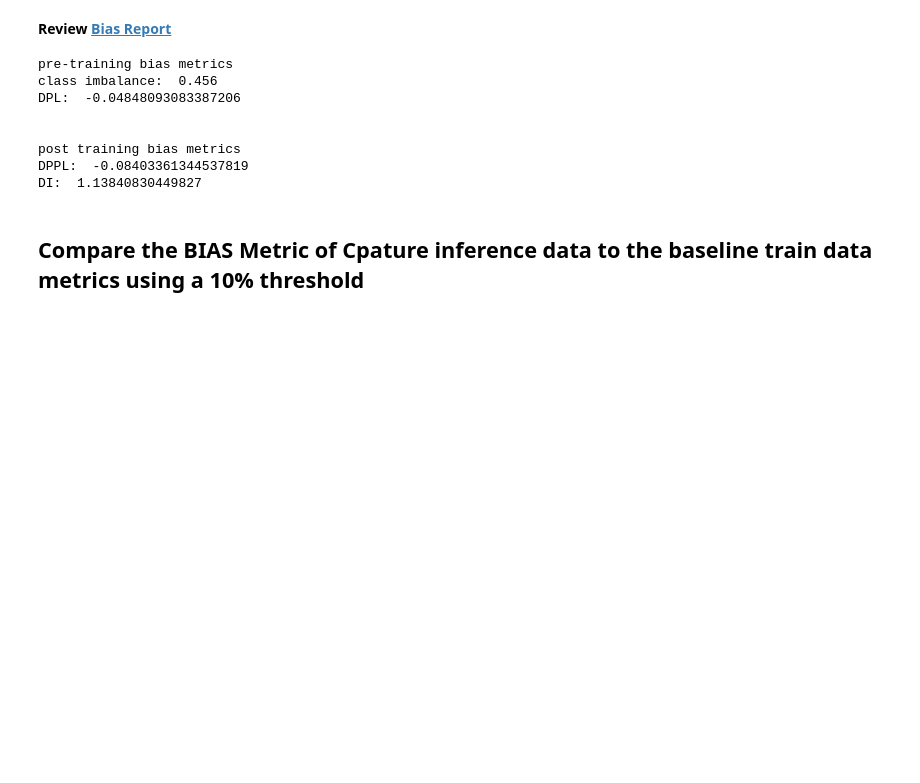
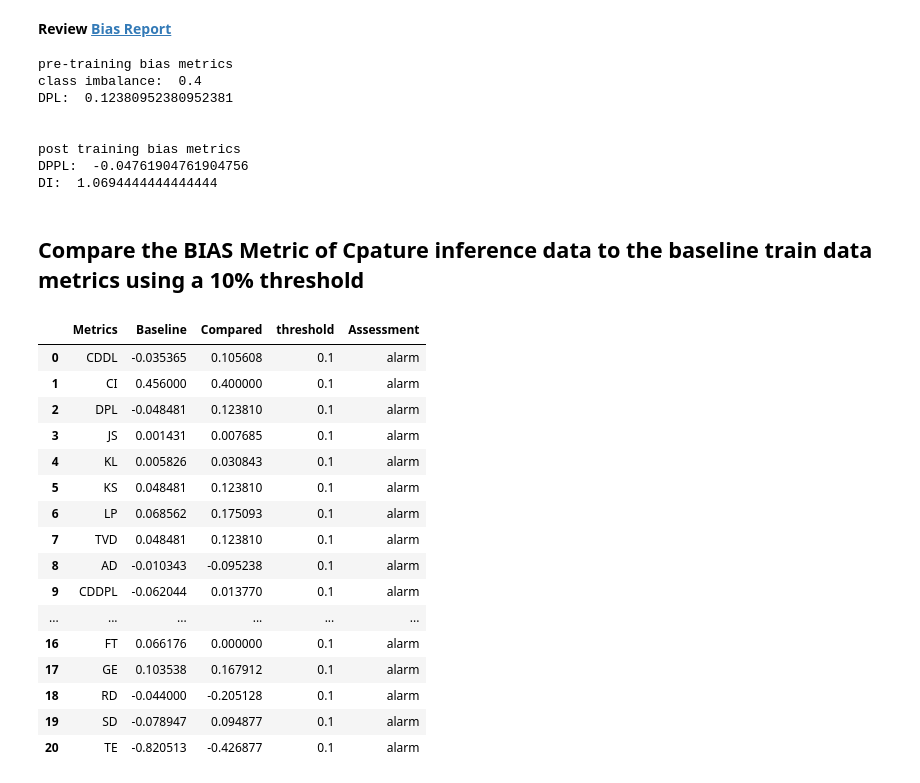
Before and after one commit to faynxe/ML_Hybrid, a Jupyter notebook: SageMaker_Clarify_Hybrid.ipynb, the cells around one changed output. Saved outputs shown, nothing was run; the diff lists cells and outputs as text; code cells hidden in the pictures; blank space fills up the shorter version.

```diff
--- a/SageMaker_Clarify_Hybrid.ipynb
+++ b/SageMaker_Clarify_Hybrid.ipynb
@@ -260,17 +260,17 @@ Review Bias Report
 # Load the analysis file with the computed bias meterics on inference data and print some of those metrics
 import json
 with open("train_data_bias_report/analysis.json") as json_file:
-    data = json.load(json_file)
+    bias_baseline = json.load(json_file)
     print("pre-training bias metrics")
-    class_imbalance = data["pre_training_bias_metrics"]["facets"]["age"][0]["metrics"][1]["value"]
+    class_imbalance = bias_baseline["pre_training_bias_metrics"]["facets"]["age"][0]["metrics"][1]["value"]
     print("class imbalance: ", class_imbalance)
-    DPL = data["pre_training_bias_metrics"]["facets"]["age"][0]["metrics"][2]["value"]
+    DPL = bias_baseline["pre_training_bias_metrics"]["facets"]["age"][0]["metrics"][2]["value"]
     print("DPL: ", DPL)
     print("\n")
     print("post training bias metrics")
-    DPPL = data["post_training_bias_metrics"]["facets"]["age"][0]["metrics"][6]["value"]
+    DPPL = bias_baseline["post_training_bias_metrics"]["facets"]["age"][0]["metrics"][6]["value"]
     print("DPPL: ", DPPL)
-    DI = data["post_training_bias_metrics"]["facets"]["age"][0]["metrics"][5]["value"]
+    DI = bias_baseline["post_training_bias_metrics"]["facets"]["age"][0]["metrics"][5]["value"]
     print("DI: ", DI)
 # %% [output]
 pre-training bias metrics
@@ -371,27 +387,27 @@ Review Bias Report
 # Load the analysis file with the computed bias meterics on inference data and print some of those metrics
 import json
 with open("inference_data_bias_report/analysis.json") as json_file:
-    data = json.load(json_file)
+    bias_predicted = json.load(json_file)
     print("pre-training bias metrics")
-    class_imbalance = data["pre_training_bias_metrics"]["facets"]["age"][0]["metrics"][1]["value"]
+    class_imbalance = bias_predicted["pre_training_bias_metrics"]["facets"]["age"][0]["metrics"][1]["value"]
     print("class imbalance: ", class_imbalance)
-    DPL = data["pre_training_bias_metrics"]["facets"]["age"][0]["metrics"][2]["value"]
+    DPL = bias_predicted["pre_training_bias_metrics"]["facets"]["age"][0]["metrics"][2]["value"]
     print("DPL: ", DPL)
     print("\n")
     print("post training bias metrics")
-    DPPL = data["post_training_bias_metrics"]["facets"]["age"][0]["metrics"][6]["value"]
+    DPPL = bias_predicted["post_training_bias_metrics"]["facets"]["age"][0]["metrics"][6]["value"]
     print("DPPL: ", DPPL)
-    DI = data["post_training_bias_metrics"]["facets"]["age"][0]["metrics"][5]["value"]
+    DI = bias_predicted["post_training_bias_metrics"]["facets"]["age"][0]["metrics"][5]["value"]
     print("DI: ", DI)
 # %% [output]
 pre-training bias metrics
-class imbalance:  0.456
-DPL:  -0.04848093083387206
+class imbalance:  0.4
+DPL:  0.12380952380952381
 
 
 post training bias metrics
-DPPL:  -0.08403361344537819
-DI:  1.13840830449827
+DPPL:  -0.04761904761904756
+DI:  1.0694444444444444
 # %% [markdown]
 ## Compare the BIAS Metric of Cpature inference data to the baseline train data metrics using a 10% threshold
 # %%
@@ -413,31 +429,49 @@ def compare_metrics(dictA, dictB, threshold=0.1):
         for metric_type in ['facets']:
             for facet in dictA[training_type][metric_type]['age']:
                 for metric_name in metric_names:
                     value_A = next((metric['value'] for metric in facet['metrics'] if metric['name'] == metric_name), None)
                     value_B = None
                     error_B = None
 
                     # Find the corresponding metric in dictB
                     for facet_B in dictB[training_type][metric_type]['age']:
                         if facet_B['value_or_threshold'] == facet['value_or_threshold']:
                             for metric_B in facet_B['metrics']:
                                 if metric_B['name'] == metric_name:
                                     value_B = metric_B.get('value')
                                     error_B = metric_B.get('error')
                                     break
 
                     # Compare values if both values are not None
                     if value_A is not None and value_B is not None and error_B is None:
                         assessment = 'safe' if abs(value_A - value_B) <= threshold * abs(value_A) else 'alarm'
                         results.append([metric_name, value_A, value_B, threshold, assessment])
 
     if results:
         df_results = pd.DataFrame(results, columns=["Metrics", "Baseline", "Compared", "threshold", "Assessment"])
         return df_results
     else:
         print("No metrics found for comparison.")
         return None
 
 # Call the function with your dictionaries
-comparison_df = compare_metrics(data, data)
+comparison_df = compare_metrics(bias_baseline, bias_predicted)
 comparison_df
+# %% [output]
+|  | Metrics | Baseline | Compared | threshold | Assessment |
+| 0 | CDDL | -0.035365 | 0.105608 | 0.1 | alarm |
+| 1 | CI | 0.456000 | 0.400000 | 0.1 | alarm |
+| 2 | DPL | -0.048481 | 0.123810 | 0.1 | alarm |
+| 3 | JS | 0.001431 | 0.007685 | 0.1 | alarm |
+| 4 | KL | 0.005826 | 0.030843 | 0.1 | alarm |
+| 5 | KS | 0.048481 | 0.123810 | 0.1 | alarm |
+| 6 | LP | 0.068562 | 0.175093 | 0.1 | alarm |
+| 7 | TVD | 0.048481 | 0.123810 | 0.1 | alarm |
+| 8 | AD | -0.010343 | -0.095238 | 0.1 | alarm |
+| 9 | CDDPL | -0.062044 | 0.013770 | 0.1 | alarm |
+| ... | ... | ... | ... | ... | ... |
+| 16 | FT | 0.066176 | 0.000000 | 0.1 | alarm |
+| 17 | GE | 0.103538 | 0.167912 | 0.1 | alarm |
+| 18 | RD | -0.044000 | -0.205128 | 0.1 | alarm |
+| 19 | SD | -0.078947 | 0.094877 | 0.1 | alarm |
+| 20 | TE | -0.820513 | -0.426877 | 0.1 | alarm |
```
Also changed, not shown: parts of 3 cells of this notebook, 10 other files.
